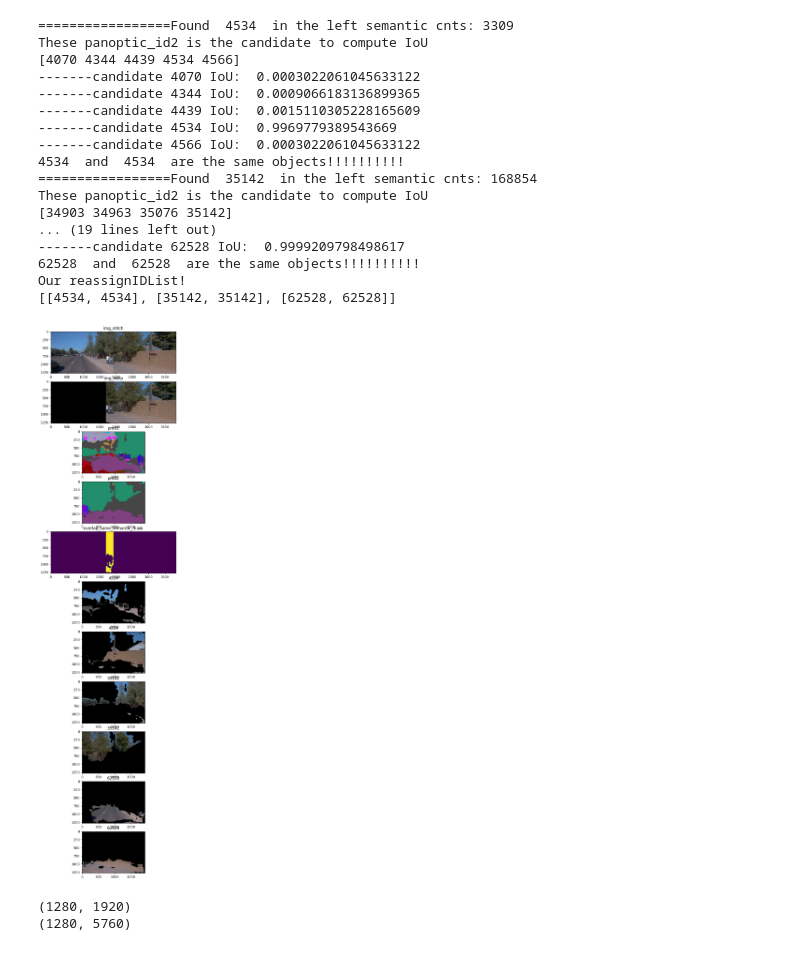
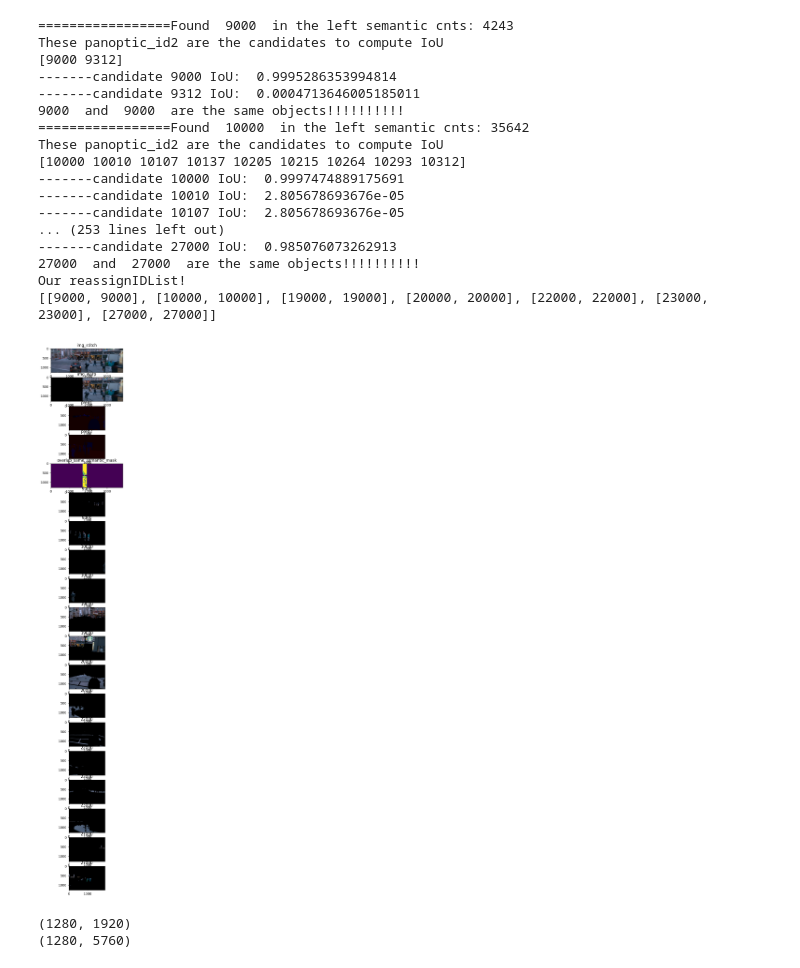
Before and after one commit to KaiwenJon/waymo-challenge-2d-pvps, a Jupyter notebook: InstanceID_Reassign.ipynb, the cells around one changed output. Cells and saved outputs as stored; diff of their text form; code cells hidden in the pictures.

```diff
--- a/InstanceID_Reassign.ipynb
+++ b/InstanceID_Reassign.ipynb
@@ -11,8 +11,10 @@ def _pad_to_common_shape(img):
 # %%
 # Given pnaoptic predictions of five cameras at a certain timestamp,
 # we want to make the instance ID across 5 cameras to be consistent
-context_name = "9243656068381062947_1297_428_1317_428"
-pred_path = f'../{context_name}'
+context_name = "17694030326265859208_2340_000_2360_000"
+# pred_path = f'../{context_name}'
+pred_path = f"/media/kaiwenjon/Kevin-linux-dats/waymo/dataset_png_new_instance/validation_new_instanceLabel/{context_name}"
+
 image_path = f'/media/kaiwenjon/Kevin-linux-dats/waymo/dataset_jpg/validation/{context_name}'
 
 cam_extrinsic = np.load('./Parameters/Camera_Param/cam_extrinsic.npy')# shape (5, 4, 4)
@@ -46,11 +48,12 @@ def computeIoU(mask1, mask2):
 
 time_stamps = [f for f in os.listdir(pred_path) if os.path.isdir(os.path.join(pred_path, f))]
 time_stamps = sorted(time_stamps)
-curious_timestamp = 0 # Specify which timestamp we're curious about
+curious_timestamp = 23 # Specify which timestamp we're curious about
 for i, time_stamp in enumerate(time_stamps):
     if(i == curious_timestamp):
         # fetch predictions from VipDeepLab, construct into semantic_pred, instance_pred, and panoptic_pred
-        pred1 = cv2.imread(f"{pred_path}/{time_stamp}/{cam_name1}_panoptic_prediction.png")
+        #         pred1 = cv2.imread(f"{pred_path}/{time_stamp}/{cam_name1}_panoptic_prediction.png")
+        pred1 = cv2.imread(f"{pred_path}/{time_stamp}/panoptic_labels_{n1}.png")
         img1 = cv2.imread(f"{image_path}/{time_stamp}/{cam_name1}.jpg")
         img1 = cv2.cvtColor(img1, cv2.COLOR_BGR2RGB)
         semantic_pred1 = pred1[:, :, 0]
@@ -59,7 +62,8 @@ for i, time_stamp in enumerate(time_stamps):
         img1 = _pad_to_common_shape(img1)
         semantic_pred1 = _pad_to_common_shape(semantic_pred1)
 
-        pred2 = cv2.imread(f"{pred_path}/{time_stamp}/{cam_name2}_panoptic_prediction.png")
+        #         pred2 = cv2.imread(f"{pred_path}/{time_stamp}/{cam_name2}_panoptic_prediction.png")
+        pred2 = cv2.imread(f"{pred_path}/{time_stamp}/panoptic_labels_{n2}.png")
         img2 = cv2.imread(f"{image_path}/{time_stamp}/{cam_name2}.jpg")
         img2 = cv2.cvtColor(img2, cv2.COLOR_BGR2RGB)
         semantic_pred2 = pred2[:, :, 0]
@@ -138,7 +142,7 @@ for i, time_stamp in enumerate(time_stamps):
             # of them, compute the IoU. If IoU is big, it means panotic1_id is the same object as that specific panoptic2_id,
             # So we reassign the instance2_id[pantopic_pred == panoptic2] = instance1_id
             panoptic2_ids, panoptic2_ids_cnts = np.unique(panoptic_pred2_long[overlap_same_sem1_certain_pano_id_mask], return_counts=True)
-            print("These panoptic_id2 is the candidate to compute IoU")
+            print("These panoptic_id2 are the candidates to compute IoU")
             print(panoptic2_ids)
             max_iou = 0
             best_panoptic2 = None
@@ -199,21 +203,21 @@ plt.show()
-=================Found  4534  in the left semantic cnts: 3309
-These panoptic_id2 is the candidate to compute IoU
-[4070 4344 4439 4534 4566]
--------candidate 4070 IoU:  0.0003022061045633122
--------candidate 4344 IoU:  0.0009066183136899365
--------candidate 4439 IoU:  0.0015110305228165609
--------candidate 4534 IoU:  0.9969779389543669
--------candidate 4566 IoU:  0.0003022061045633122
-4534  and  4534  are the same objects!!!!!!!!!!
-=================Found  35142  in the left semantic cnts: 168854
-These panoptic_id2 is the candidate to compute IoU
-[34903 34963 35076 35142]
-... (19 lines left out)
--------candidate 62528 IoU:  0.9999209798498617
-62528  and  62528  are the same objects!!!!!!!!!!
+=================Found  9000  in the left semantic cnts: 4243
+These panoptic_id2 are the candidates to compute IoU
+[9000 9312]
+-------candidate 9000 IoU:  0.9995286353994814
+-------candidate 9312 IoU:  0.0004713646005185011
+9000  and  9000  are the same objects!!!!!!!!!!
+=================Found  10000  in the left semantic cnts: 35642
+These panoptic_id2 are the candidates to compute IoU
+[10000 10010 10107 10137 10205 10215 10264 10293 10312]
+-------candidate 10000 IoU:  0.9997474889175691
+-------candidate 10010 IoU:  2.805678693676e-05
+-------candidate 10107 IoU:  2.805678693676e-05
+... (253 lines left out)
+-------candidate 27000 IoU:  0.985076073262913
+27000  and  27000  are the same objects!!!!!!!!!!
 Our reassignIDList!
-[[4534, 4534], [35142, 35142], [62528, 62528]]
+[[9000, 9000], [10000, 10000], [19000, 19000], [20000, 20000], [22000, 22000], [23000, 23000], [27000, 27000]]
-[figure, old version]
+[figure, new version]
 # %%
 a = panoptic_pred1 == panoptic1_id
 print(a.shape)
```
Also changed, not shown: parts of 1 cell of this notebook, 7 other files.
